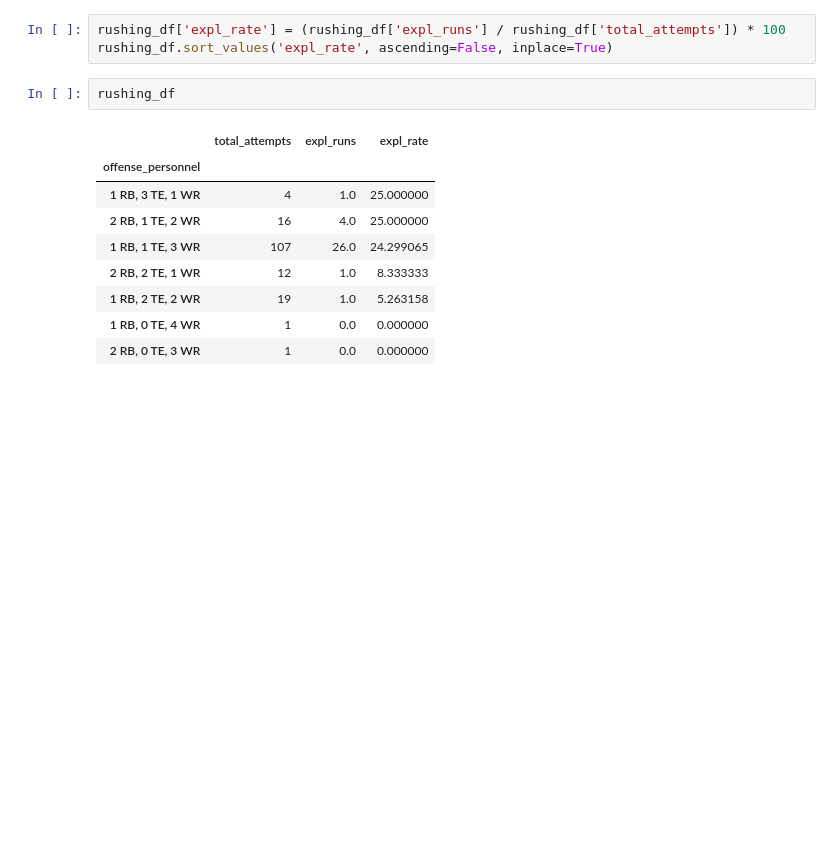
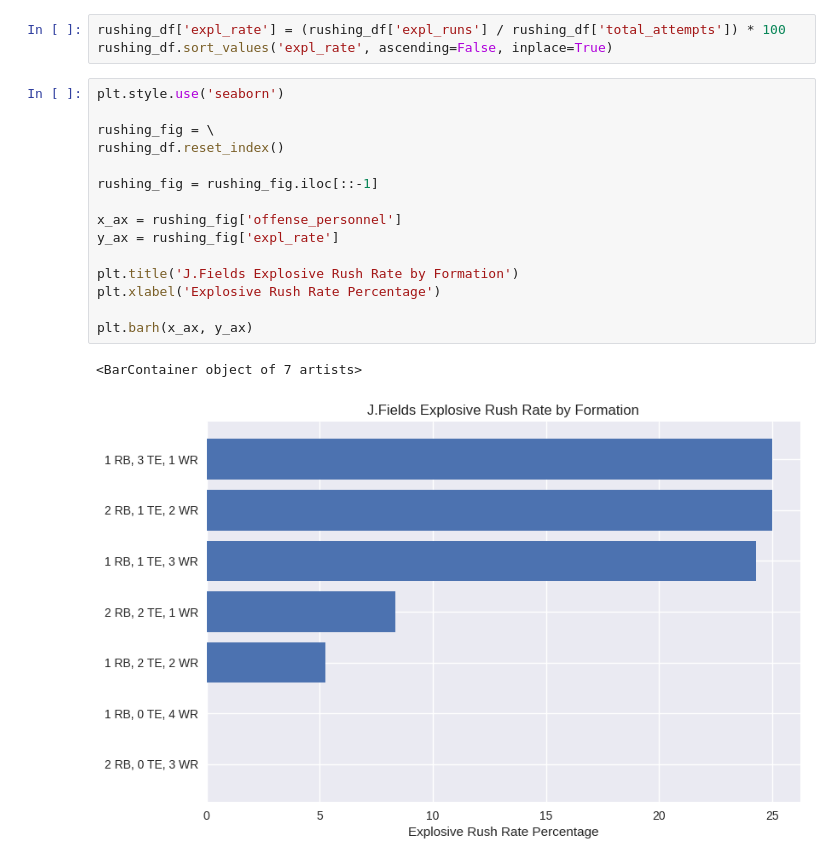
Before and after one commit to jasonmp248/Basic-Python-Analysis-NFL-Stats, a Jupyter notebook: 2022_JustinFields_ExplosiveRunRate.ipynb, the cells around one changed output. Cells and saved outputs as stored; diff of their text form; blank space fills up the shorter version.

```diff
--- a/2022_JustinFields_ExplosiveRunRate.ipynb
+++ b/2022_JustinFields_ExplosiveRunRate.ipynb
@@ -54,15 +45,21 @@ rushing_df = rushing_df.fillna(0)
 # %%
 rushing_df['expl_rate'] = (rushing_df['expl_runs'] / rushing_df['total_attempts']) * 100
 rushing_df.sort_values('expl_rate', ascending=False, inplace=True)
-# %%
-rushing_df
-# %% [output]
-|  | total_attempts | expl_runs | expl_rate |
-| offense_personnel |  |  |  |
-| 1 RB, 3 TE, 1 WR | 4 | 1.0 | 25.000000 |
-| 2 RB, 1 TE, 2 WR | 16 | 4.0 | 25.000000 |
-| 1 RB, 1 TE, 3 WR | 107 | 26.0 | 24.299065 |
-| 2 RB, 2 TE, 1 WR | 12 | 1.0 | 8.333333 |
-| 1 RB, 2 TE, 2 WR | 19 | 1.0 | 5.263158 |
-| 1 RB, 0 TE, 4 WR | 1 | 0.0 | 0.000000 |
-| 2 RB, 0 TE, 3 WR | 1 | 0.0 | 0.000000 |
+# %%
+plt.style.use('seaborn')
+
+rushing_fig = \
+rushing_df.reset_index()
+
+rushing_fig = rushing_fig.iloc[::-1]
+
+x_ax = rushing_fig['offense_personnel']
+y_ax = rushing_fig['expl_rate']
+
+plt.title('J.Fields Explosive Rush Rate by Formation')
+plt.xlabel('Explosive Rush Rate Percentage')
+
+plt.barh(x_ax, y_ax)
+# %% [output]
+<BarContainer object of 7 artists>
+[figure, added]
```
Also changed, not shown: parts of 2 cells of this notebook.
